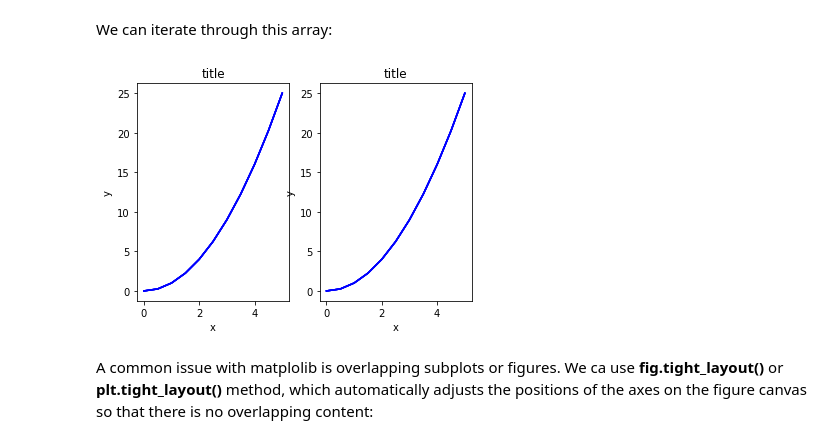
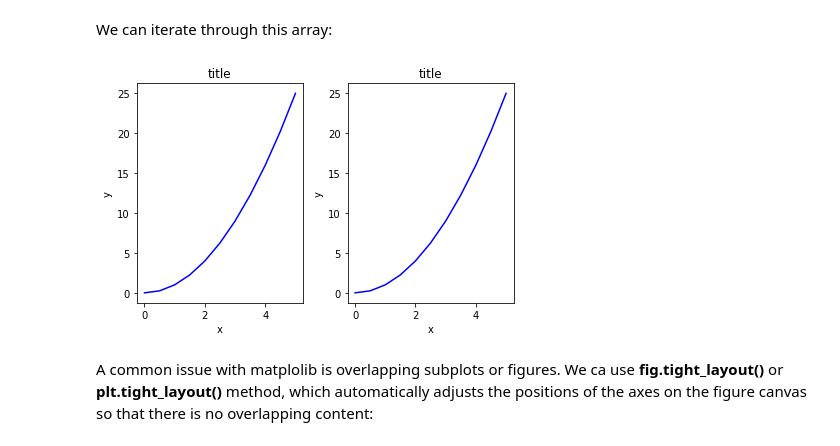
Before and after one commit to eventhorizn/python-data-sci-ml-bootcamp, a Jupyter notebook: 04-Matplotlib/01-Concepts.ipynb, the cells around one changed output. Saved outputs shown, nothing was run; the diff lists cells and outputs as text; code cells hidden in the pictures.

```diff
--- a/04-Matplotlib/01-Concepts.ipynb
+++ b/04-Matplotlib/01-Concepts.ipynb
@@ -159,16 +160,19 @@ array([&lt;AxesSubplot:&gt;, &lt;AxesSubplot:&gt;], dtype=object)
 # %% [markdown]
 We can iterate through this array:
 # %%
+fig, axes = plt.subplots(nrows= 1, ncols= 2)
+
 for ax in axes:
     ax.plot(x, y, 'b')
     ax.set_xlabel('x')
     ax.set_ylabel('y')
     ax.set_title('title')
 
 # Display the figure object
 fig
+fig.tight_layout()
 # %% [output]
-[figure, old version]
+[figure, new version]
 # %% [markdown]
 A common issue with matplolib is overlapping subplots or figures. We ca use **fig.tight_layout()** or **plt.tight_layout()** method, which automatically adjusts the positions of the axes on the figure canvas so that there is no overlapping content:
 # %%
```
Also changed, not shown: parts of 4 cells of this notebook, 2 other files.
